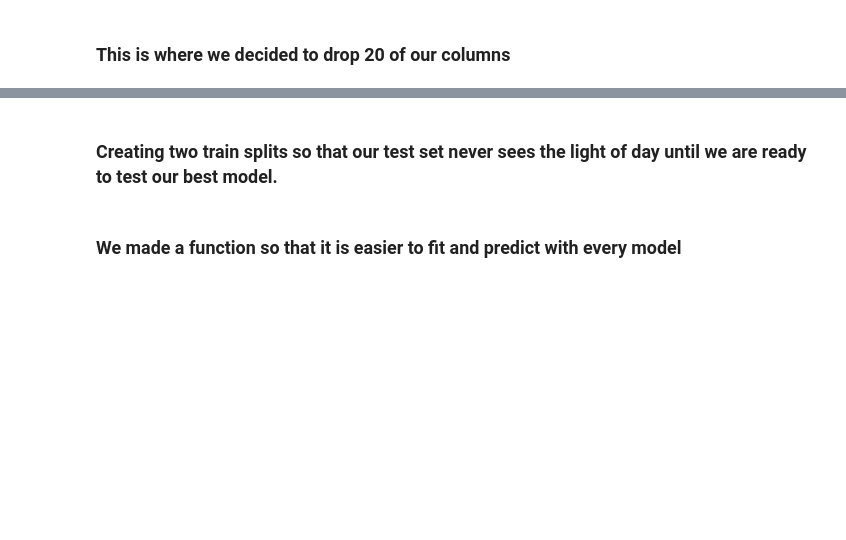
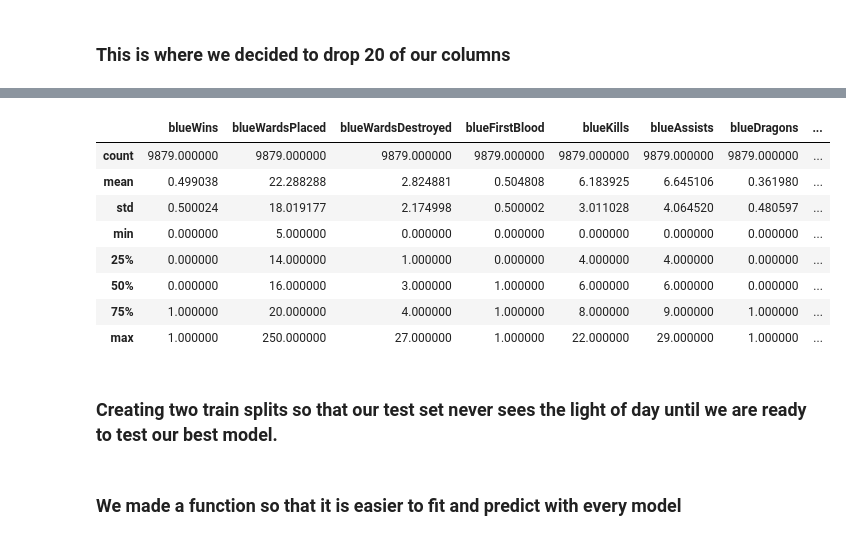
Before and after one commit to krvosen/bsc-phase-three-project, a Jupyter notebook: notebooks/exploratory/Kyle/FinalMaybe.ipynb, the cells around one changed output, grey strips where cells are left out. Saved outputs shown, nothing was run; the diff lists cells and outputs as text; code cells hidden in the pictures; blank space fills up the shorter version.

```diff
--- a/notebooks/exploratory/Kyle/FinalMaybe.ipynb
+++ b/notebooks/exploratory/Kyle/FinalMaybe.ipynb
@@ -90,3 +86,15 @@ df = df.drop(['gameId','blueEliteMonsters','blueTotalGold','blueTotalExperience'
+# %%
+df.describe()
+# %% [output]
+|  | blueWins | blueWardsPlaced | blueWardsDestroyed | blueFirstBlood | blueKills | blueAssists | blueDragons | ... |
+| count | 9879.000000 | 9879.000000 | 9879.000000 | 9879.000000 | 9879.000000 | 9879.000000 | 9879.000000 | ... |
+| mean | 0.499038 | 22.288288 | 2.824881 | 0.504808 | 6.183925 | 6.645106 | 0.361980 | ... |
+| std | 0.500024 | 18.019177 | 2.174998 | 0.500002 | 3.011028 | 4.064520 | 0.480597 | ... |
+| min | 0.000000 | 5.000000 | 0.000000 | 0.000000 | 0.000000 | 0.000000 | 0.000000 | ... |
+| 25% | 0.000000 | 14.000000 | 1.000000 | 0.000000 | 4.000000 | 4.000000 | 0.000000 | ... |
+| 50% | 0.000000 | 16.000000 | 3.000000 | 1.000000 | 6.000000 | 6.000000 | 0.000000 | ... |
+| 75% | 1.000000 | 20.000000 | 4.000000 | 1.000000 | 8.000000 | 9.000000 | 1.000000 | ... |
+| max | 1.000000 | 250.000000 | 27.000000 | 1.000000 | 22.000000 | 29.000000 | 1.000000 | ... |
 # %% [markdown]
 ### Creating two train splits so that our test set never sees the light of day until we are ready to test our best model.
 # %%
```
Also changed, not shown: parts of 9 cells of this notebook, 2 other files.
